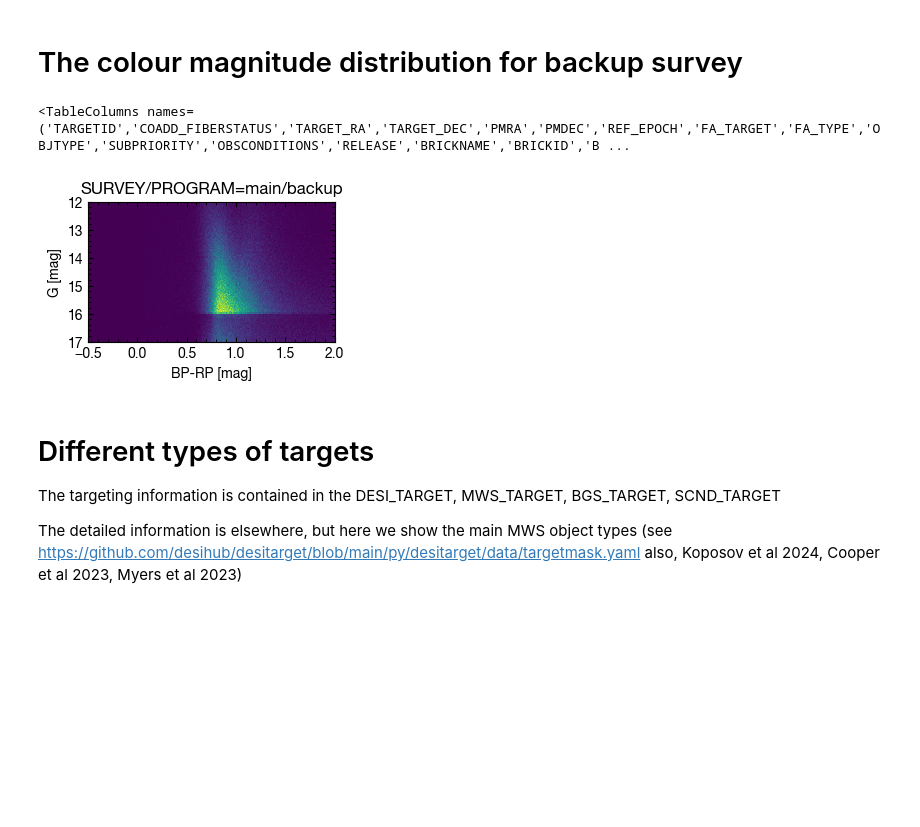
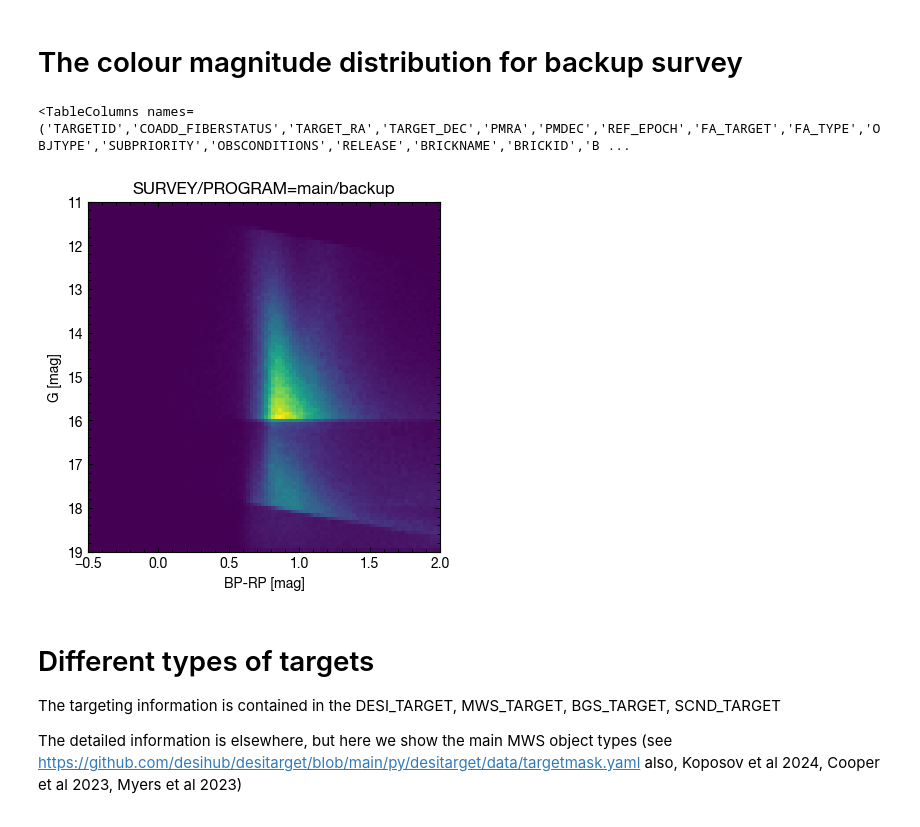
Before and after one commit to desimilkyway/dr1_tutorials, a Jupyter notebook: DR1_tutorial.ipynb, the cells around one changed output. Drawn from its saved outputs; the diff is of its cells as text; code cells hidden in the pictures; blank space fills up the shorter version.

```diff
--- a/DR1_tutorial.ipynb
+++ b/DR1_tutorial.ipynb
@@ -156,25 +156,25 @@ for survey, program in [('sv3', 'bright'), ('main', 'bright'),
 # %%
 print(FM_T.columns)
 
-plt.figure(1, figsize=(7, 4))
+plt.figure(1, figsize=(10,10))
 cnt = 0
 for survey, program in [('main', 'backup')]:
     cur_sel = main_sel & (RV_T['SURVEY'] == survey) & (RV_T['PROGRAM']
                                                        == program)
     plt.subplot(2, 2, cnt + 1)
     plt.hist2d(G_T['PHOT_BP_MEAN_MAG'][cur_sel] -
                G_T['PHOT_RP_MEAN_MAG'][cur_sel],
                G_T['PHOT_G_MEAN_MAG'][cur_sel],
-               bins=[360, 120],
-               range=[[-0.5, 2], [12, 17]])
+               bins=[100, 100],
+               range=[[-0.5, 2], [11, 19]])
     cnt += 1
     plt.title(f'SURVEY/PROGRAM={survey}/{program}')
     plt.xlabel('BP-RP [mag]')
-    plt.ylim(17, 12)
+    plt.ylim(19, 11)
     plt.ylabel('G [mag]');
 # %% [output]
 <TableColumns names=('TARGETID','COADD_FIBERSTATUS','TARGET_RA','TARGET_DEC','PMRA','PMDEC','REF_EPOCH','FA_TARGET','FA_TYPE','OBJTYPE','SUBPRIORITY','OBSCONDITIONS','RELEASE','BRICKNAME','BRICKID','B ...
-[figure, old version]
+[figure, new version]
 # %% [markdown]
 # Different types of targets
 
```
Also changed, not shown: parts of 1 cell of this notebook, 19 other files.
